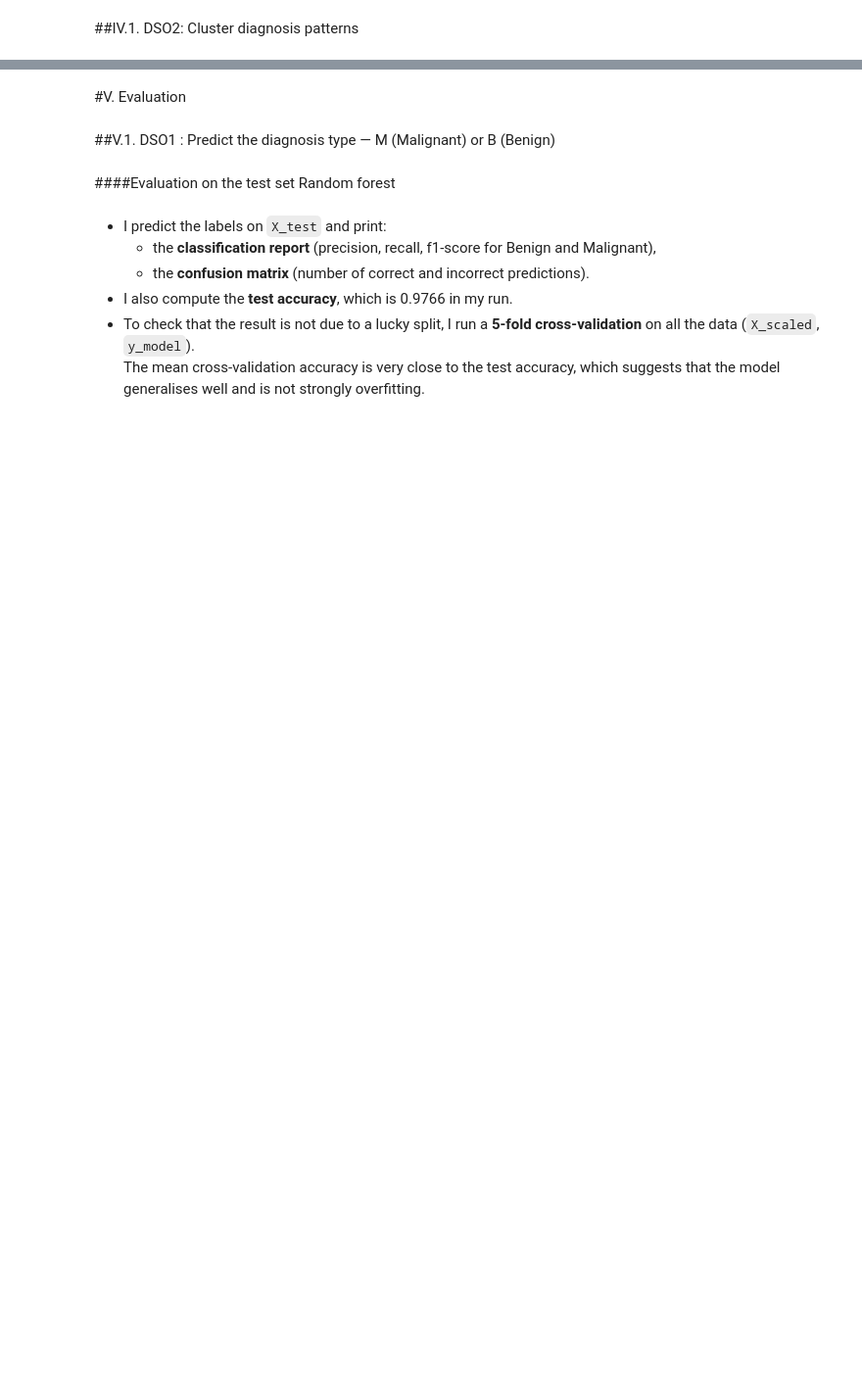
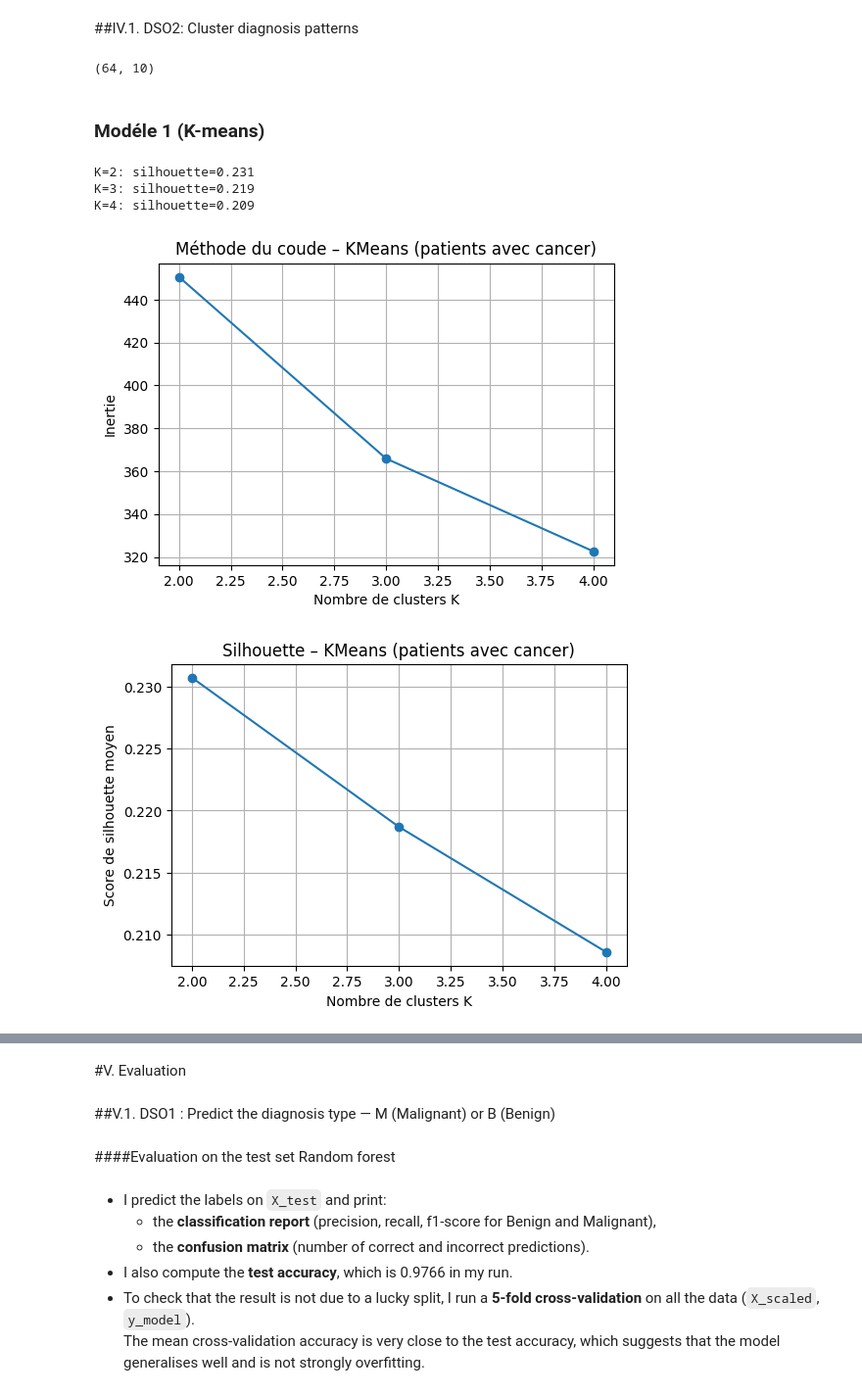
Before and after one commit to eyaguirat10/CoWin-Breast-Cancer-Detection, a Jupyter notebook: Eya_Guirat_Breast_Cancer_Detection.ipynb, the cells around one changed output, grey strips where cells are left out. Shown at 98% size. Saved outputs shown, nothing was run; the diff lists cells and outputs as text; code cells hidden in the pictures; blank space fills up the shorter version.

```diff
--- a/Eya_Guirat_Breast_Cancer_Detection.ipynb
+++ b/Eya_Guirat_Breast_Cancer_Detection.ipynb
@@ -756,2 +984,61 @@ Training stopped at epoch 74
 # %% [markdown]
 ##IV.1. DSO2: Cluster diagnosis patterns
+# %%
+#1) Keep only the sick
+df_cancer = df2[df2["Classification"] == 2].copy() #df containing only patients
+df_non_cancer = df2[df2["Classification"] == 1].copy() #df containing only non-patients
+print(df_cancer.shape)  # number of sick patients
+# %% [output]
+(64, 10)
+# %% [markdown]
+### **Modéle 1 (K-means)**
+# %%
+# 2) Features = all explanatory columns WITHOUT Classification
+features = [col for col in df_cancer.columns if col != "Classification"]
+X_cancer = df_cancer[features].values
+# %%
+from sklearn.preprocessing import StandardScaler
+
+scaler_cancer = StandardScaler()
+X_cancer_scaled = scaler_cancer.fit_transform(X_cancer)
+# %%
+from sklearn.cluster import KMeans
+from sklearn.metrics import silhouette_score
+import matplotlib.pyplot as plt
+
+inertias = []
+sil_scores = []
+K_range = range(2, 5)  # K = 2, 3, 4 for cancer subtypes
+
+for k in K_range:
+    km = KMeans(n_clusters=k, random_state=42, n_init=10)
+    km.fit(X_cancer_scaled)
+    inertias.append(km.inertia_)
+    labels = km.labels_
+    sil = silhouette_score(X_cancer_scaled, labels)
+    sil_scores.append(sil)
+    print(f"K={k}: silhouette={sil:.3f}")
+
+# Elobow
+plt.figure(figsize=(6,4))
+plt.plot(K_range, inertias, marker='o')
+plt.xlabel("Nombre de clusters K")
+plt.ylabel("Inertie")
+plt.title("Méthode du coude – KMeans (patients avec cancer)")
+plt.grid(True)
+plt.show()
+
+# Silhouette
+plt.figure(figsize=(6,4))
+plt.plot(K_range, sil_scores, marker='o')
+plt.xlabel("Nombre de clusters K")
+plt.ylabel("Score de silhouette moyen")
+plt.title("Silhouette – KMeans (patients avec cancer)")
+plt.grid(True)
+plt.show()
+# %% [output]
+K=2: silhouette=0.231
+K=3: silhouette=0.219
+K=4: silhouette=0.209
+[figure, added]
+[figure, added]
```
Also changed, not shown: parts of 78 cells of this notebook.
